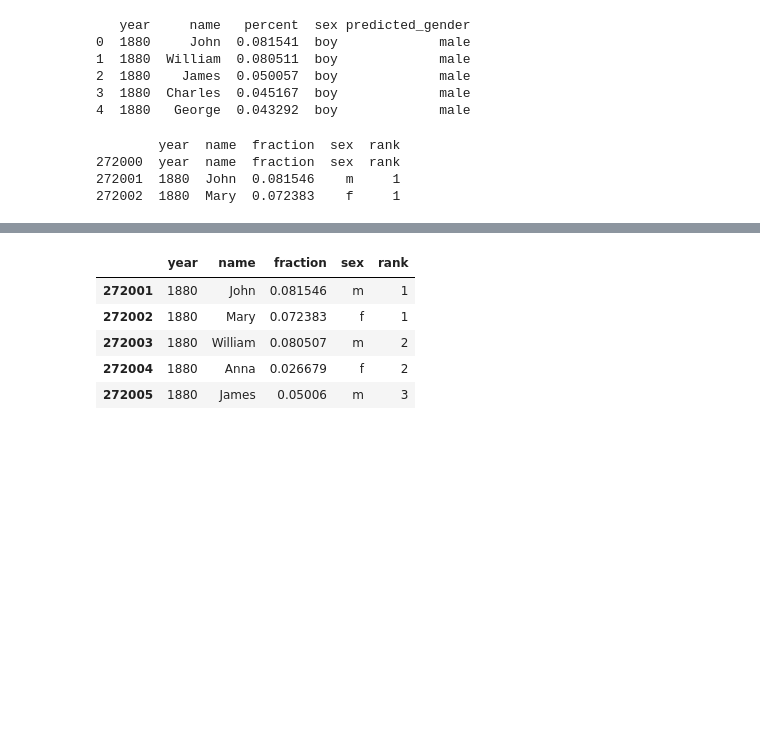
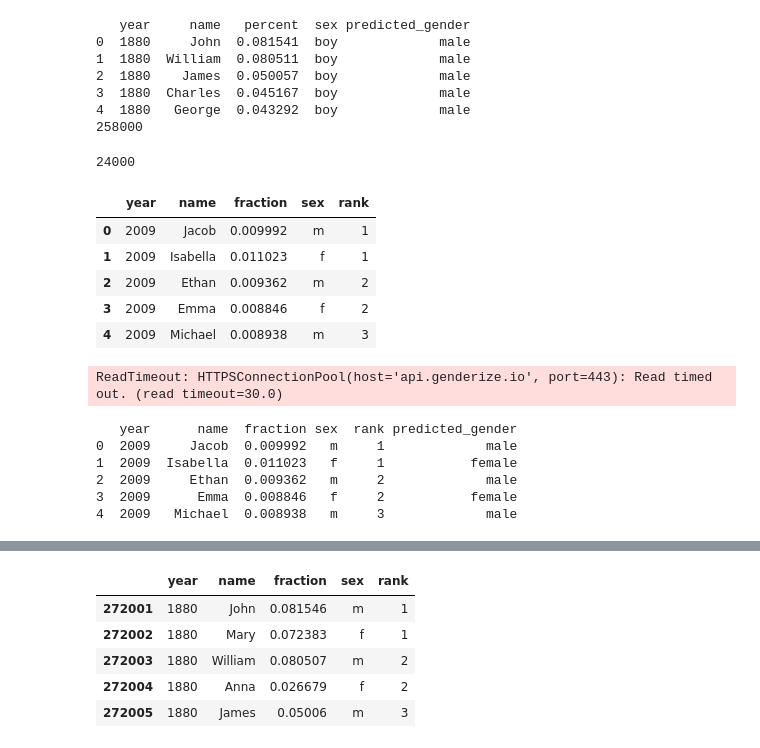
Before and after one commit to JinyangLi01/DFMonitor, a Jupyter notebook: data/name_gender/predict_gender.ipynb, the cells around one changed output, grey strips where cells are left out. Drawn from its saved outputs; the diff is of its cells as text; code cells hidden in the pictures; blank space fills up the shorter version.

Commit message:
baby_name data

```diff
--- a/data/name_gender/predict_gender.ipynb
+++ b/data/name_gender/predict_gender.ipynb
@@ -9,8 +9,10 @@ from typing import Optional
 import get_gender
 import pandas as pd
 # %%
-names = pd.read_csv("baby-names_predicted.csv")
-print(names.head())
+prediction = pd.read_csv("baby-names_predicted.csv")
+print(prediction.head())
+print(len(prediction))
+prediction1 = prediction[prediction["year"] == 1900]
 # %% [output]
    year     name   percent  sex predicted_gender
 0  1880     John  0.081541  boy             male
@@ -18,11 +20,10 @@ print(names.head())
 2  1880    James  0.050057  boy             male
 3  1880  Charles  0.045167  boy             male
 4  1880   George  0.043292  boy             male
+258000
 # %%
 data2020 = pd.read_csv("baby_names_1880_2020.csv")
-print(data2020[272000:272003])
+sub = data2020[(data2020["year"] > 2008) & (data2020["year"] < 2021)]
+len(sub)
 # %% [output]
-        year  name  fraction  sex  rank
-272000  year  name  fraction  sex  rank
-272001  1880  John  0.081546    m     1
-272002  1880  Mary  0.072383    f     1
+24000
@@ -28,0 +32,29 @@ print(data2020[272000:272003])
+# %%
+sub = pd.read_csv("baby_names_2009_2020.csv")
+sub.head()
+# %% [output]
+|  | year | name | fraction | sex | rank |
+| 0 | 2009 | Jacob | 0.009992 | m | 1 |
+| 1 | 2009 | Isabella | 0.011023 | f | 1 |
+| 2 | 2009 | Ethan | 0.009362 | m | 2 |
+| 3 | 2009 | Emma | 0.008846 | f | 2 |
+| 4 | 2009 | Michael | 0.008938 | m | 3 |
+# %%
+import pandas as pd
+from genderize import Genderize
+
+# Your Genderize API key
+api_key = '1c13aa6f943ac21b16232d1691bb6e53'
+
+# Initialize Genderize with your API key
+genderize = Genderize(api_key=api_key)
+
+# Use list comprehension to query Genderize for each name and get the gender
+# It's efficient to send names in batches if you have a lot
+genders = [genderize.get([na])[0]['gender'] for na in sub['name']]
+
+# Add the genders as a new column to the dataframe
+sub['predicted_gender'] = genders
+print(sub.head())
+# %% [output]
+ReadTimeout: HTTPSConnectionPool(host='api.genderize.io', port=443): Read timed out. (read timeout=30.0)
@@ -28,0 +65,10 @@ print(data2020[272000:272003])
+# %%
+data = pd.read_csv("baby_names_2009_2020_predicted.csv")
+print(data.head())
+# %% [output]
+   year      name  fraction sex  rank predicted_gender
+0  2009     Jacob  0.009992   m     1             male
+1  2009  Isabella  0.011023   f     1           female
+2  2009     Ethan  0.009362   m     2             male
+3  2009      Emma  0.008846   f     2           female
+4  2009   Michael  0.008938   m     3             male
```
Also changed, not shown: parts of 8 cells of this notebook, 5 other files.
